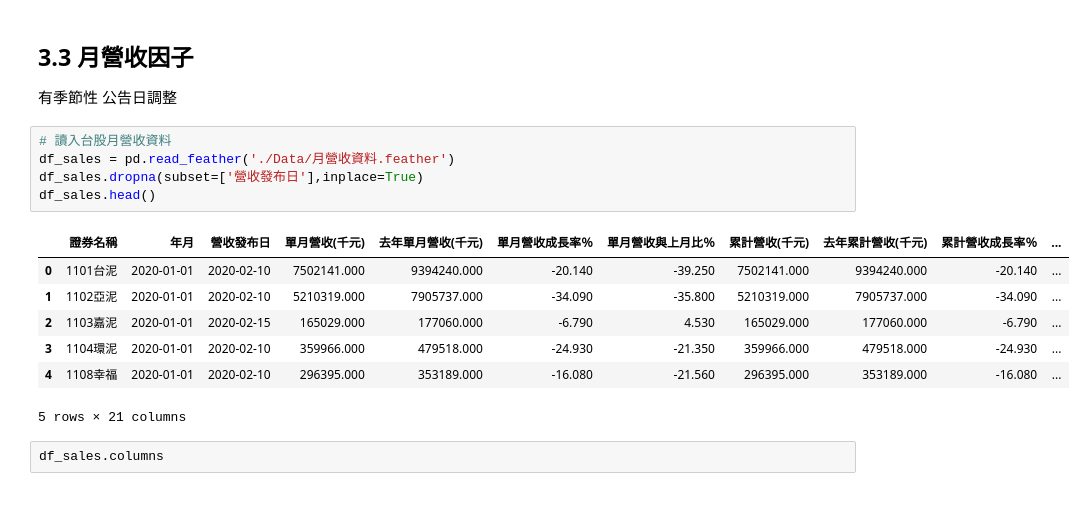
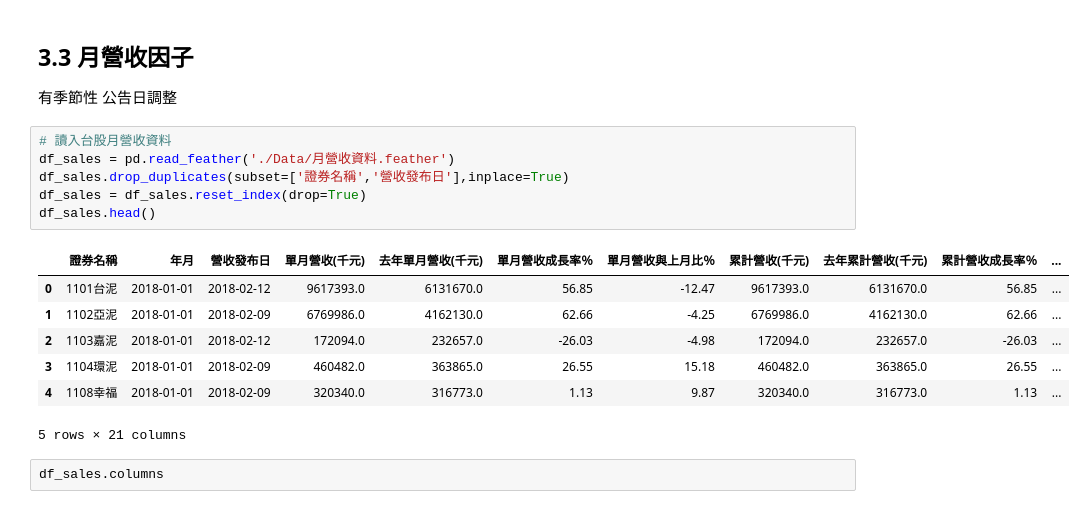
Before and after one commit to Wayne0807/FCU, a Jupyter notebook: 課堂練習.ipynb, the cells around one changed output. Saved outputs shown, nothing was run; the diff lists cells and outputs as text.

```diff
--- a/課堂練習.ipynb
+++ b/課堂練習.ipynb
@@ -608,15 +621,16 @@ df_chip[['證券名稱', '資料日','外資買賣超金額(元)','投信買賣
 # %%
 # 讀入台股月營收資料
 df_sales = pd.read_feather('./Data/月營收資料.feather')
-df_sales.dropna(subset=['營收發布日'],inplace=True)
+df_sales.drop_duplicates(subset=['證券名稱','營收發布日'],inplace=True)
+df_sales = df_sales.reset_index(drop=True)
 df_sales.head()
 # %% [output]
 |  | 證券名稱 | 年月 | 營收發布日 | 單月營收(千元) | 去年單月營收(千元) | 單月營收成長率％ | 單月營收與上月比％ | 累計營收(千元) | 去年累計營收(千元) | 累計營收成長率％ | ... |
-| 0 | 1101台泥 | 2020-01-01 | 2020-02-10 | 7502141.000 | 9394240.000 | -20.140 | -39.250 | 7502141.000 | 9394240.000 | -20.140 | ... |
-| 1 | 1102亞泥 | 2020-01-01 | 2020-02-10 | 5210319.000 | 7905737.000 | -34.090 | -35.800 | 5210319.000 | 7905737.000 | -34.090 | ... |
-| 2 | 1103嘉泥 | 2020-01-01 | 2020-02-15 | 165029.000 | 177060.000 | -6.790 | 4.530 | 165029.000 | 177060.000 | -6.790 | ... |
-| 3 | 1104環泥 | 2020-01-01 | 2020-02-10 | 359966.000 | 479518.000 | -24.930 | -21.350 | 359966.000 | 479518.000 | -24.930 | ... |
-| 4 | 1108幸福 | 2020-01-01 | 2020-02-10 | 296395.000 | 353189.000 | -16.080 | -21.560 | 296395.000 | 353189.000 | -16.080 | ... |
+| 0 | 1101台泥 | 2018-01-01 | 2018-02-12 | 9617393.0 | 6131670.0 | 56.85 | -12.47 | 9617393.0 | 6131670.0 | 56.85 | ... |
+| 1 | 1102亞泥 | 2018-01-01 | 2018-02-09 | 6769986.0 | 4162130.0 | 62.66 | -4.25 | 6769986.0 | 4162130.0 | 62.66 | ... |
+| 2 | 1103嘉泥 | 2018-01-01 | 2018-02-12 | 172094.0 | 232657.0 | -26.03 | -4.98 | 172094.0 | 232657.0 | -26.03 | ... |
+| 3 | 1104環泥 | 2018-01-01 | 2018-02-09 | 460482.0 | 363865.0 | 26.55 | 15.18 | 460482.0 | 363865.0 | 26.55 | ... |
+| 4 | 1108幸福 | 2018-01-01 | 2018-02-09 | 320340.0 | 316773.0 | 1.13 | 9.87 | 320340.0 | 316773.0 | 1.13 | ... |
 5 rows × 21 columns
 # %%
 df_sales.columns
```
Also changed, not shown: parts of 58 cells of this notebook, 1 other file.
